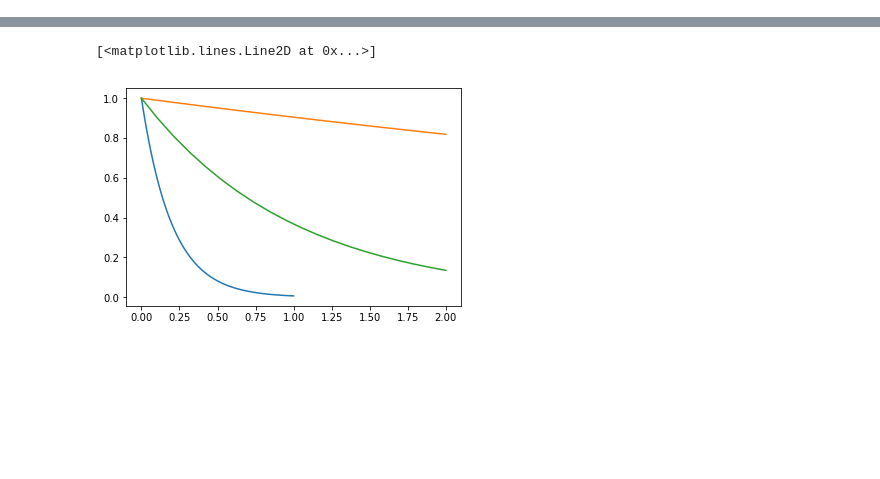
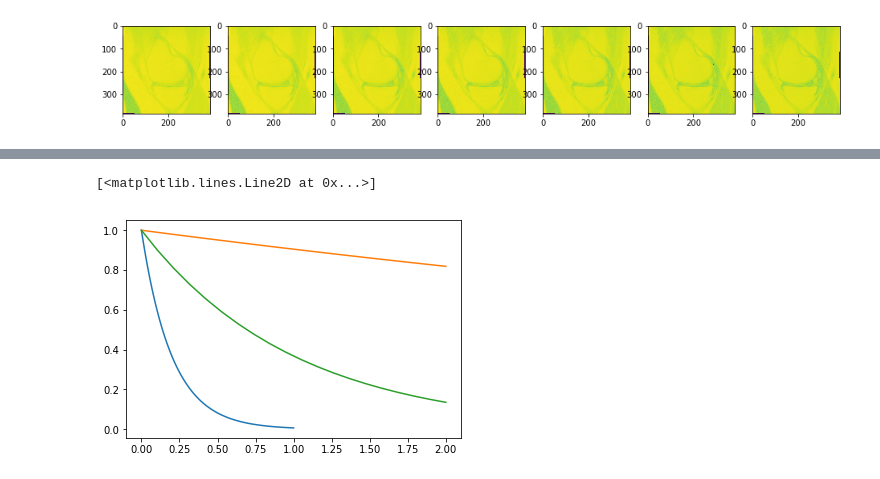
Before and after one commit to dokato/cartilage-health, a Jupyter notebook: 2-comp-T2.ipynb, the cells around one changed output, grey strips where cells are left out. Cells and saved outputs as stored; diff of their text form; code cells hidden in the pictures; blank space fills up the shorter version.

```diff
--- a/2-comp-T2.ipynb
+++ b/2-comp-T2.ipynb
@@ -119,0 +115,8 @@ x = np.concatenate((np.ones_like(time[..., np.newaxis]), -time[..., np.newaxis])
+# %%
+plt.figure(figsize=(16,8))
+for i in range(7):
+    plt.subplot(1,7,i+1)
+
+    plt.imshow(data[i,:,:], vmin=np.min(data), vmax=np.max(data))
+# %% [output]
+[figure, added]
```
Also changed, not shown: parts of 36 cells of this notebook.
